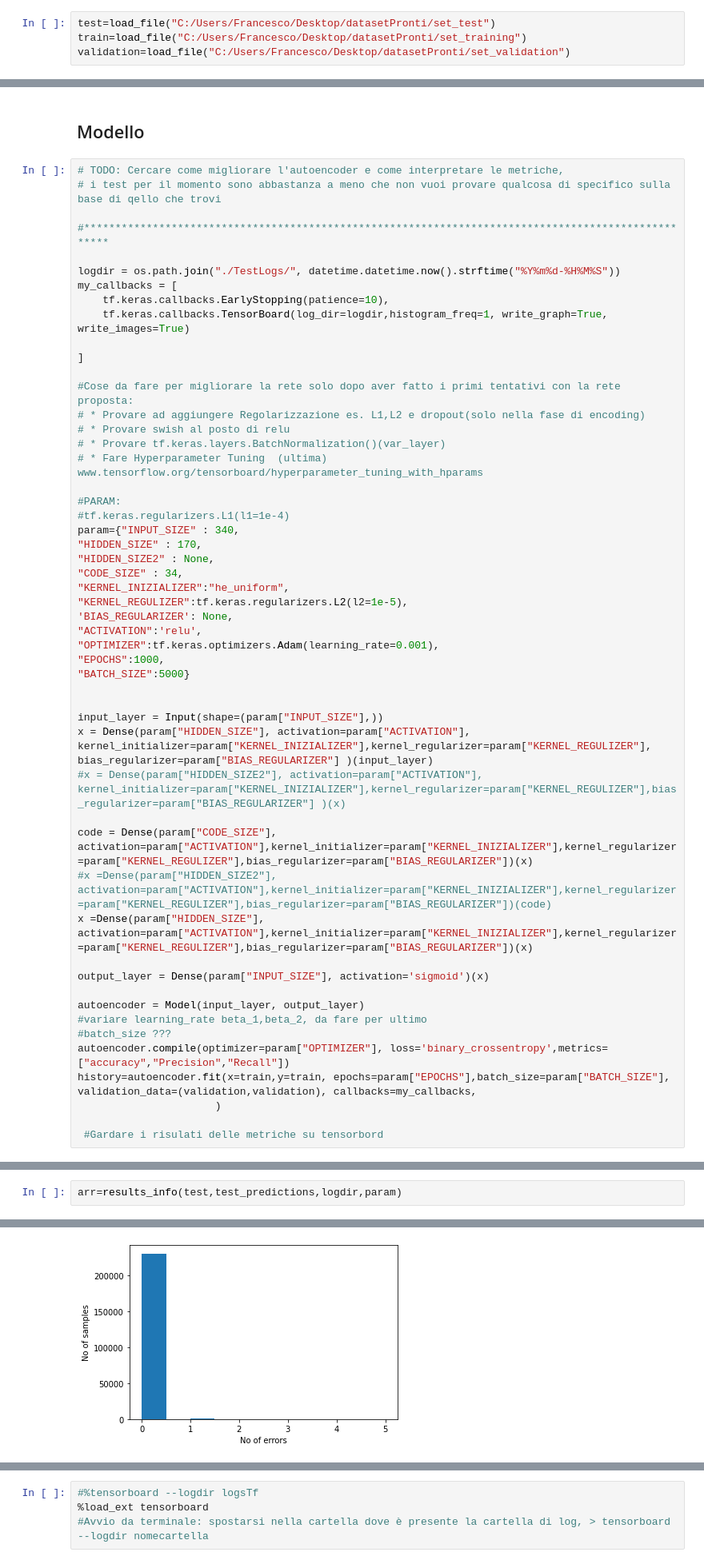
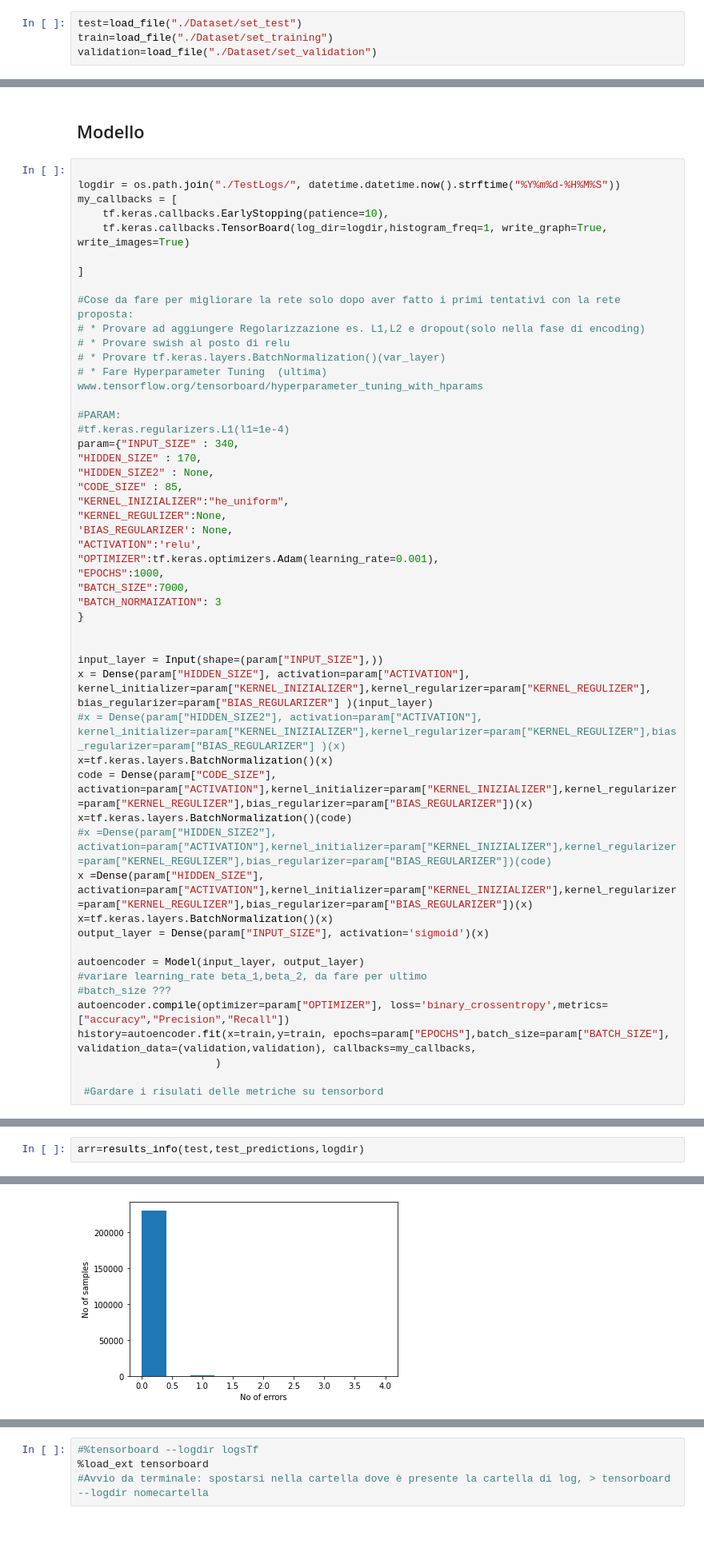
Before and after one commit to 0xfrossi/Deep_Learning_state_reconstructor, a Jupyter notebook: AutoencoderJupV2.ipynb, the cells around one changed output, grey strips where cells are left out. Shown: that part at 80% size. Cells and saved outputs as stored; diff of their text form; blank space fills up the shorter version.

```diff
--- a/AutoencoderJupV2.ipynb
+++ b/AutoencoderJupV2.ipynb
@@ -28,9 +25,9 @@ nome gpu:  /device:GPU:0
 # %% [markdown]
 ### Caricamento dataset statici
 # %%
-test=load_file("C:/Users/Francesco/Desktop/datasetPronti/set_test")
-train=load_file("C:/Users/Francesco/Desktop/datasetPronti/set_training")
-validation=load_file("C:/Users/Francesco/Desktop/datasetPronti/set_validation")
+test=load_file("./Dataset/set_test")
+train=load_file("./Dataset/set_training")
+validation=load_file("./Dataset/set_validation")
 # %% [output]
 File loaded
 File loaded
@@ -42,10 +39,6 @@ validation=np.array(validation,dtype=np.int8)
 # %% [markdown]
 ## Modello
 # %%
-# TODO: Cercare come migliorare l'autoencoder e come interpretare le metriche,
-# i test per il momento sono abbastanza a meno che non vuoi provare qualcosa di specifico sulla base di qello che trovi
-
-#****************************************************************************************************
 
 logdir = os.path.join("./TestLogs/", datetime.datetime.now().strftime("%Y%m%d-%H%M%S"))
 my_callbacks = [
@@ -65,24 +58,27 @@ my_callbacks = [
 param={"INPUT_SIZE" : 340,
 "HIDDEN_SIZE" : 170,
 "HIDDEN_SIZE2" : None,
-"CODE_SIZE" : 34,
+"CODE_SIZE" : 85,
 "KERNEL_INIZIALIZER":"he_uniform",
-"KERNEL_REGULIZER":tf.keras.regularizers.L2(l2=1e-5),
+"KERNEL_REGULIZER":None,
 'BIAS_REGULARIZER': None,
 "ACTIVATION":'relu',
 "OPTIMIZER":tf.keras.optimizers.Adam(learning_rate=0.001),
 "EPOCHS":1000,
-"BATCH_SIZE":5000}
+"BATCH_SIZE":7000,
+"BATCH_NORMAIZATION": 3
+}
 
 
 input_layer = Input(shape=(param["INPUT_SIZE"],))
 x = Dense(param["HIDDEN_SIZE"], activation=param["ACTIVATION"], kernel_initializer=param["KERNEL_INIZIALIZER"],kernel_regularizer=param["KERNEL_REGULIZER"], bias_regularizer=param["BIAS_REGULARIZER"] )(input_layer)
 #x = Dense(param["HIDDEN_SIZE2"], activation=param["ACTIVATION"], kernel_initializer=param["KERNEL_INIZIALIZER"],kernel_regularizer=param["KERNEL_REGULIZER"],bias_regularizer=param["BIAS_REGULARIZER"] )(x)
-
+x=tf.keras.layers.BatchNormalization()(x)
 code = Dense(param["CODE_SIZE"], activation=param["ACTIVATION"],kernel_initializer=param["KERNEL_INIZIALIZER"],kernel_regularizer=param["KERNEL_REGULIZER"],bias_regularizer=param["BIAS_REGULARIZER"])(x)
+x=tf.keras.layers.BatchNormalization()(code)
 #x =Dense(param["HIDDEN_SIZE2"], activation=param["ACTIVATION"],kernel_initializer=param["KERNEL_INIZIALIZER"],kernel_regularizer=param["KERNEL_REGULIZER"],bias_regularizer=param["BIAS_REGULARIZER"])(code)
 x =Dense(param["HIDDEN_SIZE"], activation=param["ACTIVATION"],kernel_initializer=param["KERNEL_INIZIALIZER"],kernel_regularizer=param["KERNEL_REGULIZER"],bias_regularizer=param["BIAS_REGULARIZER"])(x)
-
+x=tf.keras.layers.BatchNormalization()(x)
 output_layer = Dense(param["INPUT_SIZE"], activation='sigmoid')(x)
 
 autoencoder = Model(input_layer, output_layer)
@@ -132,3 +148,3 @@ test_predictions = autoencoder.predict(test)
 # %%
-arr=results_info(test,test_predictions,logdir,param)
+arr=results_info(test,test_predictions,logdir)
 # %% [output]
@@ -138 +154 @@ Media num di errori per array: 0.003
-[figure, old version]
+[figure, new version]
```
Also changed, not shown: parts of 8 cells of this notebook.
